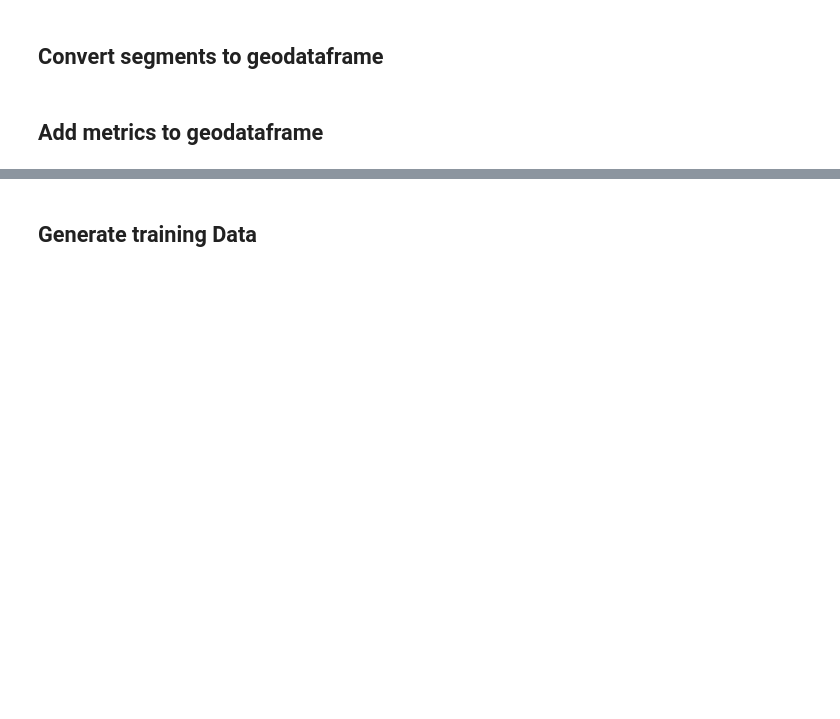
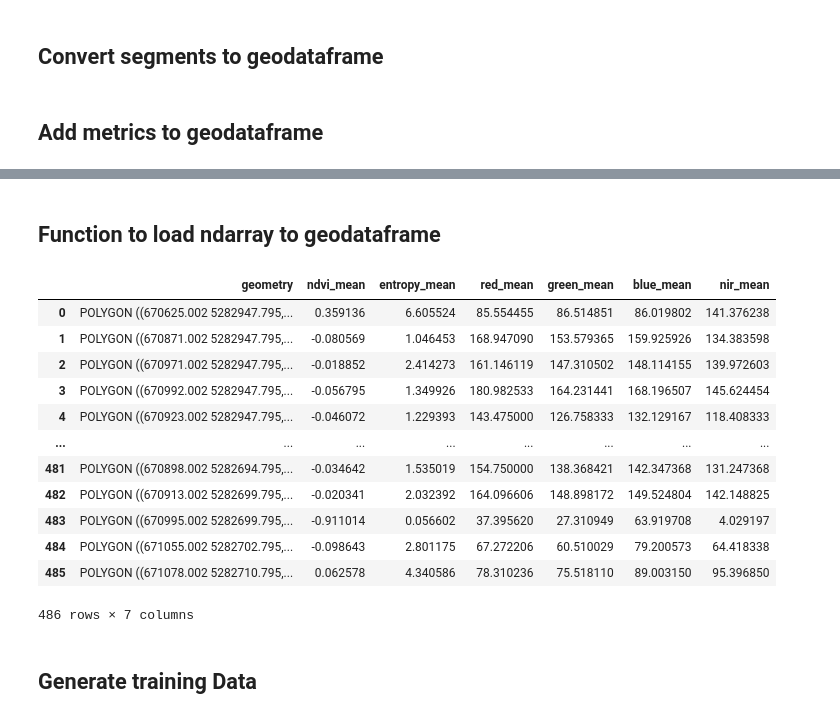
Before and after one commit to redfoxgis/image-segmentation-classification, a Jupyter notebook: image_segmentation_classification.ipynb, the cells around one changed output, grey strips where cells are left out. Cells and saved outputs as stored; diff of their text form; code cells hidden in the pictures; blank space fills up the shorter version.

Commit message:
Created a function to load arrays, calc zonal stats and load into geodataframe

```diff
--- a/image_segmentation_classification.ipynb
+++ b/image_segmentation_classification.ipynb
@@ -151,3 +153,39 @@ polys_gdf
+# %% [markdown]
+## Function to load ndarray to geodataframe
+# %%
+# IN PROGRESS...
+
+var_dict = {'ndvi':ndvi, 'entropy':entr_img, 'red':dataset.read(1), 'green':dataset.read(2), 'blue':dataset.read(3), 'nir':dataset.read(4)}
+
+def convert_to_geodataframe(polys_gdf, polys, arr, arr_name, affine, statistic):
+    # Calculate zonal stats
+    zs = zonal_stats(polys, value, affine = affine, stats=statistic)
+
+    # Pull mean data from df and convert to pd series
+    series = pd.Series([f[statistic] for f in zs])
+    name = key + '_' + statistic
+    polys_gdf[name] = series.values
+
+
+for key, value in var_dict.items():
+    convert_to_geodataframe(polys_gdf, polys, key, value, affine, 'mean')
+
+# Check results
+polys_gdf
+# %% [output]
+|  | geometry | ndvi_mean | entropy_mean | red_mean | green_mean | blue_mean | nir_mean |
+| 0 | POLYGON ((670625.002 5282947.795,... | 0.359136 | 6.605524 | 85.554455 | 86.514851 | 86.019802 | 141.376238 |
+| 1 | POLYGON ((670871.002 5282947.795,... | -0.080569 | 1.046453 | 168.947090 | 153.579365 | 159.925926 | 134.383598 |
+| 2 | POLYGON ((670971.002 5282947.795,... | -0.018852 | 2.414273 | 161.146119 | 147.310502 | 148.114155 | 139.972603 |
+| 3 | POLYGON ((670992.002 5282947.795,... | -0.056795 | 1.349926 | 180.982533 | 164.231441 | 168.196507 | 145.624454 |
+| 4 | POLYGON ((670923.002 5282947.795,... | -0.046072 | 1.229393 | 143.475000 | 126.758333 | 132.129167 | 118.408333 |
+| ... | ... | ... | ... | ... | ... | ... | ... |
+| 481 | POLYGON ((670898.002 5282694.795,... | -0.034642 | 1.535019 | 154.750000 | 138.368421 | 142.347368 | 131.247368 |
+| 482 | POLYGON ((670913.002 5282699.795,... | -0.020341 | 2.032392 | 164.096606 | 148.898172 | 149.524804 | 142.148825 |
+| 483 | POLYGON ((670995.002 5282699.795,... | -0.911014 | 0.056602 | 37.395620 | 27.310949 | 63.919708 | 4.029197 |
+| 484 | POLYGON ((671055.002 5282702.795,... | -0.098643 | 2.801175 | 67.272206 | 60.510029 | 79.200573 | 64.418338 |
+| 485 | POLYGON ((671078.002 5282710.795,... | 0.062578 | 4.340586 | 78.310236 | 75.518110 | 89.003150 | 95.396850 |
+486 rows × 7 columns
 # %% [markdown]
 ## Generate training Data
 # %%
```
Also changed, not shown: parts of 15 cells of this notebook.
